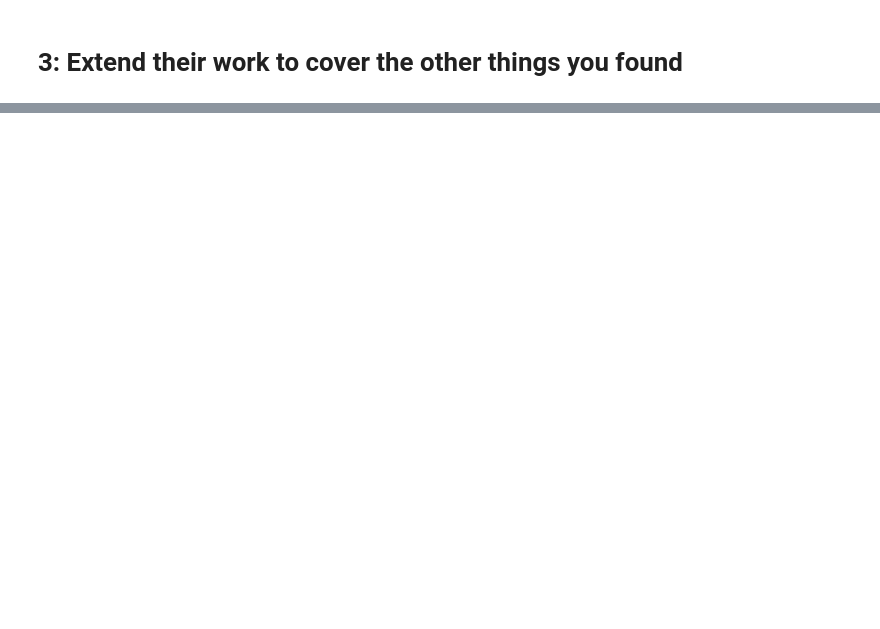
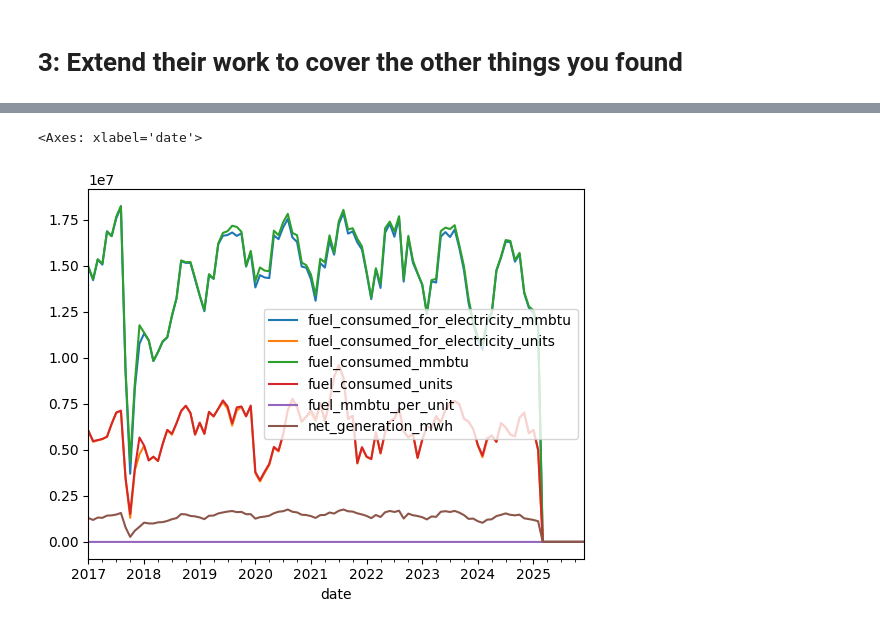
Before and after one commit to catalyst-cooperative/open-energy-data-for-all, a Jupyter notebook: notebooks/visualization_troubleshooting.ipynb, the cells around one changed output, grey strips where cells are left out. Drawn from its saved outputs; the diff is of its cells as text; code cells hidden in the pictures; blank space fills up the shorter version.

```diff
--- a/notebooks/visualization_troubleshooting.ipynb
+++ b/notebooks/visualization_troubleshooting.ipynb
@@ -366,0 +407,11 @@ pr_gen_fuel_elec_final.groupby("date").fuel_consumed_for_electricity_mmbtu.sum()
+# %%
+"""
+# Handle EIA null values
+pr_gen_fuel = pr_gen_fuel.replace(to_replace = ".", value = pd.NA)
+# Convert data types (mmbtu/units to numeric)
+pr_gen_fuel = pr_gen_fuel.convert_dtypes()
+"""
+# Handle EIA null values
+pr_gen_fuel = pr_gen_fuel_raw.replace(to_replace = ".", value = pd.NA)
+# Convert data types (mmbtu/units to numeric)
+pr_gen_fuel = pr_gen_fuel.convert_dtypes()
@@ -366,0 +481,4 @@ pr_gen_fuel_elec_final.groupby("date").fuel_consumed_for_electricity_mmbtu.sum()
+# %%
+# looks promising; let's align them by the index and put all the columns side by side
+pr_gen_fuel_monthly = pd.concat(monthly_dfs, axis="columns").reset_index()
+pr_gen_fuel_monthly
@@ -366,0 +499,6 @@ pr_gen_fuel_elec_final.groupby("date").fuel_consumed_for_electricity_mmbtu.sum()
+# %%
+# yessssss okay visual check, get the total netgen etc per month
+pr_gen_fuel_monthly.groupby("date").sum().plot(y=monthly_variables)
+# %% [output]
+<Axes: xlabel='date'>
+[figure, added]
```
Also changed, not shown: parts of 13 cells of this notebook, 2 other files.
